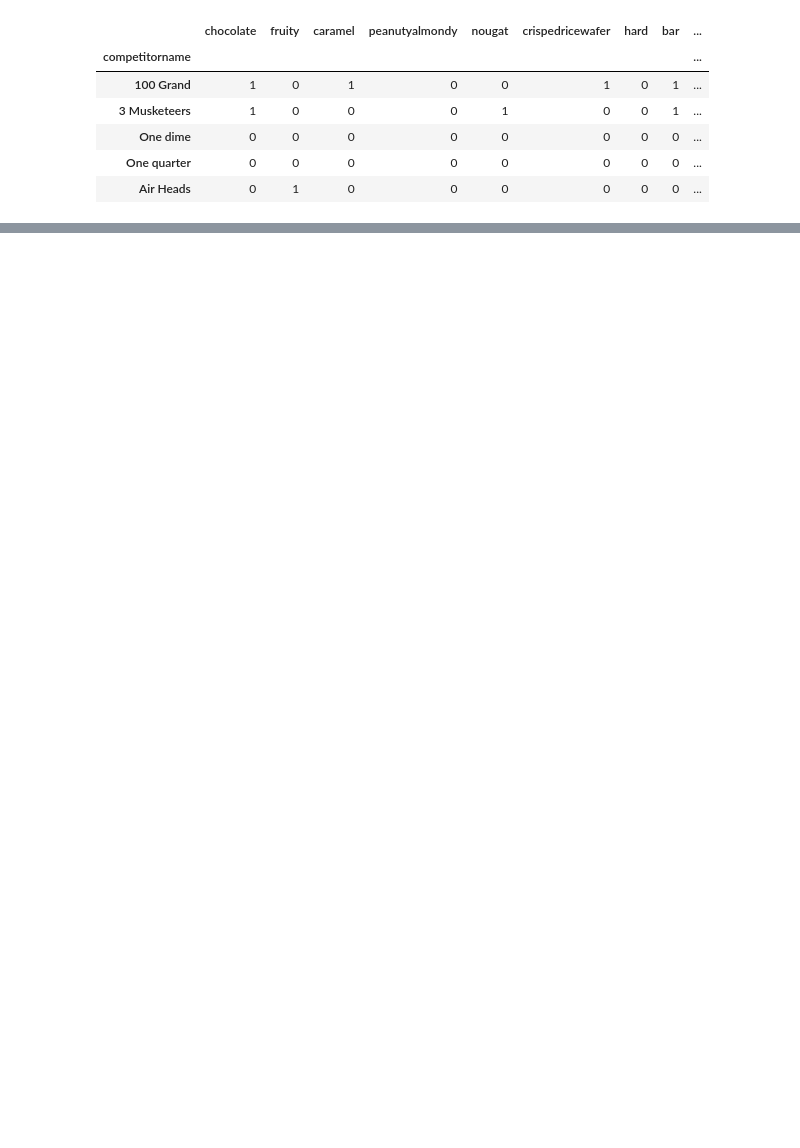
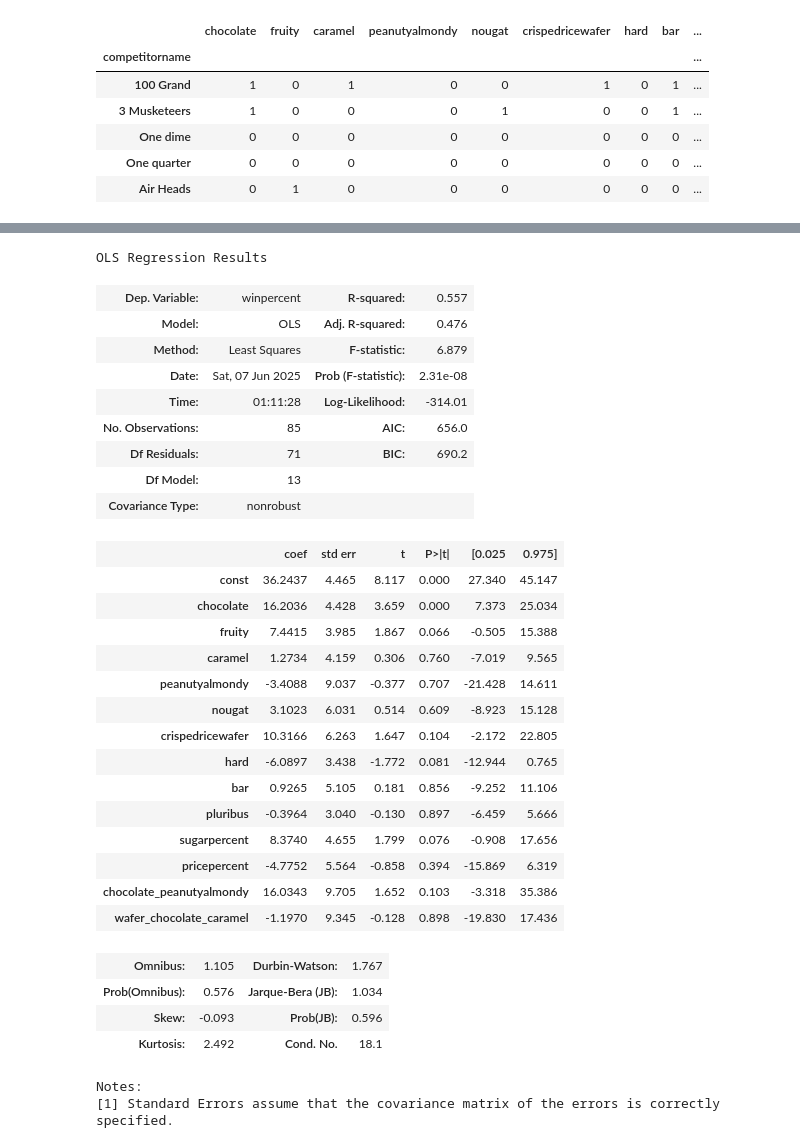
Before and after one commit to amanda8412383/candy_ranking, a Jupyter notebook: interaktion regression.ipynb, the cells around one changed output, grey strips where cells are left out. Drawn from its saved outputs; the diff is of its cells as text; code cells hidden in the pictures; blank space fills up the shorter version.

```diff
--- a/interaktion regression.ipynb
+++ b/interaktion regression.ipynb
@@ -190,3 +190,45 @@ Notes:
 [1] Standard Errors assume that the covariance matrix of the errors is correctly specified.
 [2] The smallest eigenvalue is 2.51e-37. This might indicate that there are
 strong multicollinearity problems or that the design matrix is singular.
+# %%
+df.drop(columns=['wafer_fruit', 'wafer_nougat', 'wafer_caramel', 'wafer_peanutyalmondy'], inplace=True)
+df["chocolate_peanutyalmondy"] = df["chocolate"] * df["peanutyalmondy"]
+df["wafer_chocolate_caramel"] = df["crispedricewafer"] * df["chocolate"] * df["caramel"]
+# %%
+x4 = df.loc[:, ~df.columns.isin(['winpercent'])]
+y = df[['winpercent']]
+x = sm.add_constant(x4)
+results = sm.OLS(y,x).fit()
+results.summary()
+# %% [output]
+OLS Regression Results
+| Dep. Variable: | winpercent | R-squared: | 0.557 |
+| Model: | OLS | Adj. R-squared: | 0.476 |
+| Method: | Least Squares | F-statistic: | 6.879 |
+| Date: | Sat, 07 Jun 2025 | Prob (F-statistic): | 2.31e-08 |
+| Time: | 01:11:28 | Log-Likelihood: | -314.01 |
+| No. Observations: | 85 | AIC: | 656.0 |
+| Df Residuals: | 71 | BIC: | 690.2 |
+| Df Model: | 13 |  |  |
+| Covariance Type: | nonrobust |  |  |
+|  | coef | std err | t | P>|t| | [0.025 | 0.975] |
+| const | 36.2437 | 4.465 | 8.117 | 0.000 | 27.340 | 45.147 |
+| chocolate | 16.2036 | 4.428 | 3.659 | 0.000 | 7.373 | 25.034 |
+| fruity | 7.4415 | 3.985 | 1.867 | 0.066 | -0.505 | 15.388 |
+| caramel | 1.2734 | 4.159 | 0.306 | 0.760 | -7.019 | 9.565 |
+| peanutyalmondy | -3.4088 | 9.037 | -0.377 | 0.707 | -21.428 | 14.611 |
+| nougat | 3.1023 | 6.031 | 0.514 | 0.609 | -8.923 | 15.128 |
+| crispedricewafer | 10.3166 | 6.263 | 1.647 | 0.104 | -2.172 | 22.805 |
+| hard | -6.0897 | 3.438 | -1.772 | 0.081 | -12.944 | 0.765 |
+| bar | 0.9265 | 5.105 | 0.181 | 0.856 | -9.252 | 11.106 |
+| pluribus | -0.3964 | 3.040 | -0.130 | 0.897 | -6.459 | 5.666 |
+| sugarpercent | 8.3740 | 4.655 | 1.799 | 0.076 | -0.908 | 17.656 |
+| pricepercent | -4.7752 | 5.564 | -0.858 | 0.394 | -15.869 | 6.319 |
+| chocolate_peanutyalmondy | 16.0343 | 9.705 | 1.652 | 0.103 | -3.318 | 35.386 |
+| wafer_chocolate_caramel | -1.1970 | 9.345 | -0.128 | 0.898 | -19.830 | 17.436 |
+| Omnibus: | 1.105 | Durbin-Watson: | 1.767 |
+| Prob(Omnibus): | 0.576 | Jarque-Bera (JB): | 1.034 |
+| Skew: | -0.093 | Prob(JB): | 0.596 |
+| Kurtosis: | 2.492 | Cond. No. | 18.1 |
+Notes:
+[1] Standard Errors assume that the covariance matrix of the errors is correctly specified.
```
Also changed, not shown: parts of 4 cells of this notebook, 2 other files.
